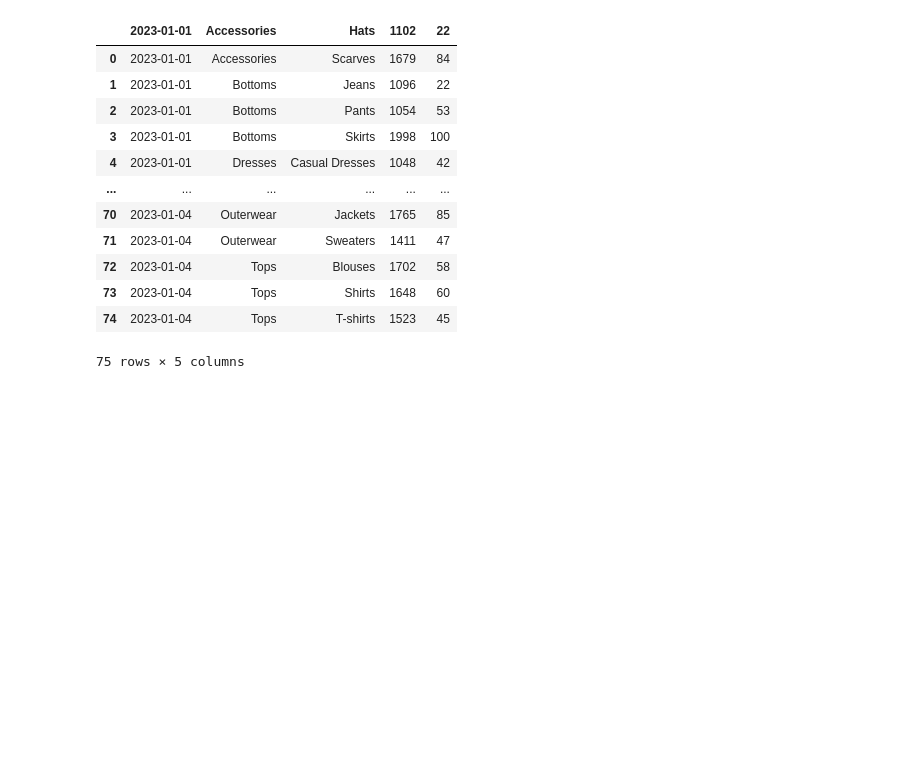
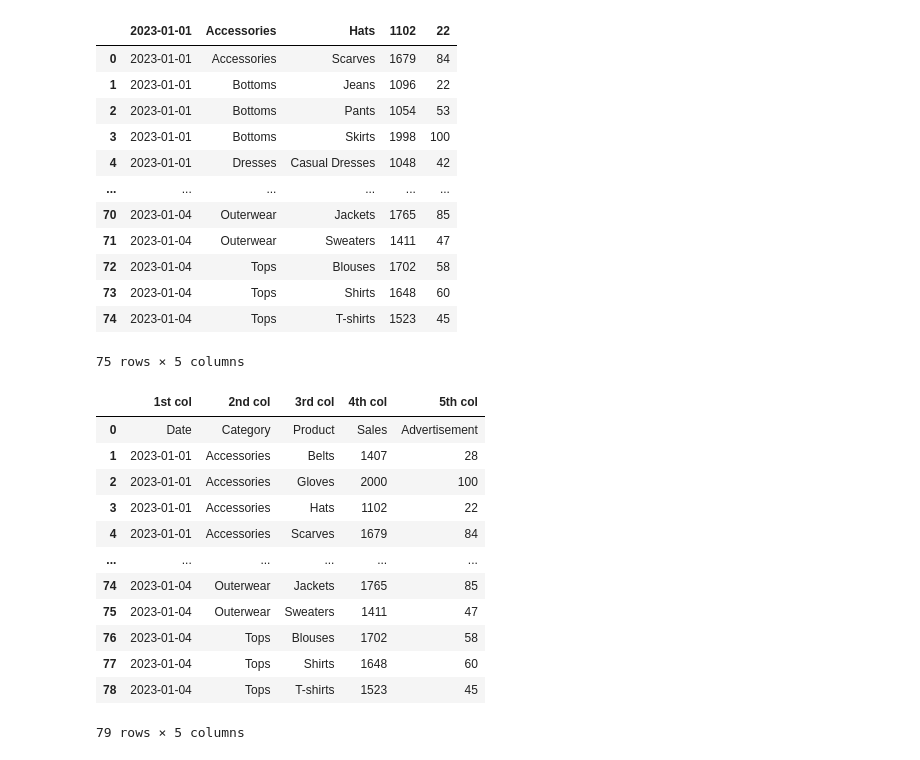
Before and after one commit to NishmthaM/Python_pandas, a Jupyter notebook: Python_Pandas.ipynb, the cells around one changed output. Drawn from its saved outputs; the diff is of its cells as text; code cells hidden in the pictures; blank space fills up the shorter version.

```diff
--- a/Python_Pandas.ipynb
+++ b/Python_Pandas.ipynb
@@ -606,3 +607,25 @@ csv_1
 | 73 | 2023-01-04 | Tops | Shirts | 1648 | 60 |
 | 74 | 2023-01-04 | Tops | T-shirts | 1523 | 45 |
 75 rows × 5 columns
+# %%
+# Name parameter
+
+# can use name parameter to make the heading
+import pandas as pd
+
+csv_1 = pd.read_csv("sales_dataset.csv",names=["1st col","2nd col","3rd col","4th col","5th col"])
+csv_1
+# %% [output]
+|  | 1st col | 2nd col | 3rd col | 4th col | 5th col |
+| 0 | Date | Category | Product | Sales | Advertisement |
+| 1 | 2023-01-01 | Accessories | Belts | 1407 | 28 |
+| 2 | 2023-01-01 | Accessories | Gloves | 2000 | 100 |
+| 3 | 2023-01-01 | Accessories | Hats | 1102 | 22 |
+| 4 | 2023-01-01 | Accessories | Scarves | 1679 | 84 |
+| ... | ... | ... | ... | ... | ... |
+| 74 | 2023-01-04 | Outerwear | Jackets | 1765 | 85 |
+| 75 | 2023-01-04 | Outerwear | Sweaters | 1411 | 47 |
+| 76 | 2023-01-04 | Tops | Blouses | 1702 | 58 |
+| 77 | 2023-01-04 | Tops | Shirts | 1648 | 60 |
+| 78 | 2023-01-04 | Tops | T-shirts | 1523 | 45 |
+79 rows × 5 columns
```
Also changed, not shown: parts of 1 cell of this notebook.
